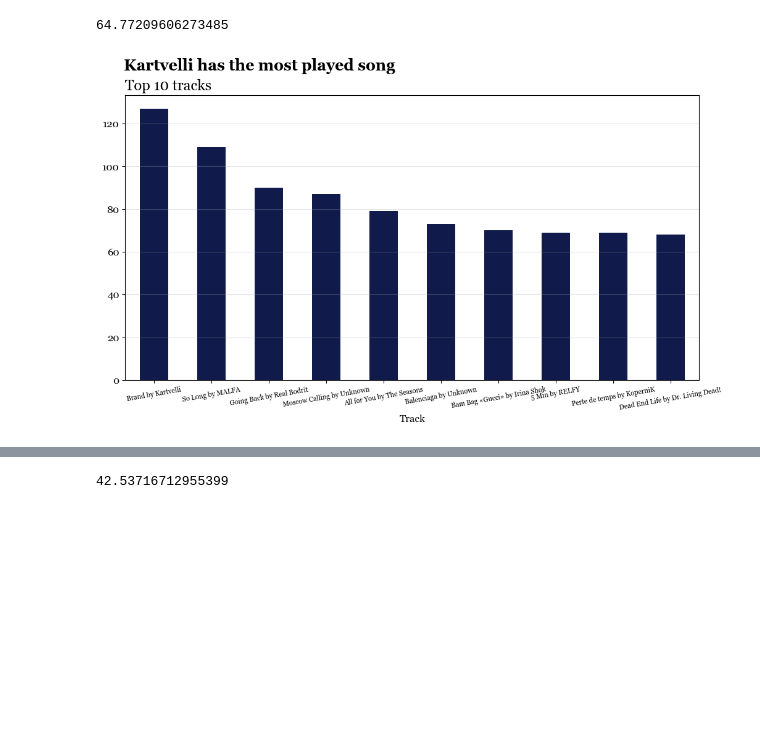
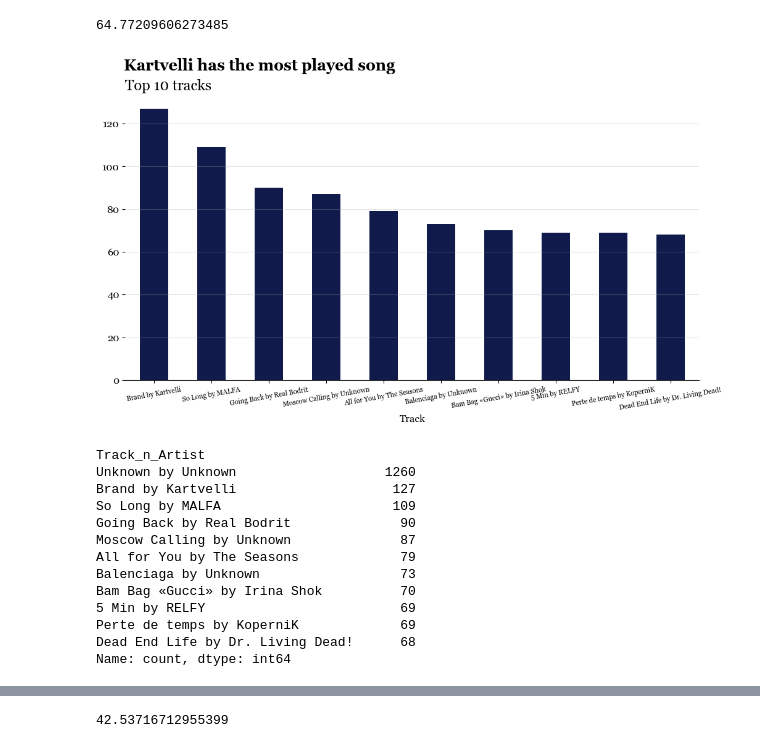
Before and after one commit to juanramosdataexpert/SonidosUrbanos, a Jupyter notebook: Notebooks/EDA.ipynb, the cells around one changed output, grey strips where cells are left out. Cells and saved outputs as stored; diff of their text form; code cells hidden in the pictures; blank space fills up the shorter version.

```diff
--- a/Notebooks/EDA.ipynb
+++ b/Notebooks/EDA.ipynb
@@ -92,23 +85,36 @@ df['Track'].nunique() / df.shape[0] * 100
 # %%
 # Most listened tracks
 df['Track_n_Artist'] = df['Track'] + ' by ' + df['Artist']
 fig, ax = plt.subplots(figsize=[12, 6])
 df['Track_n_Artist'].value_counts().iloc[1:11] \
     .plot.bar(color=juan_colors[0], ax=ax)
 plt.suptitle('Kartvelli has the most played song',
              ha='left', x=0.123, size=18, weight='bold')
 plt.title('Top 10 tracks', loc='left', size=17)
 plt.xlabel('Track')
 plt.grid(True, color=juan_colors[2], axis='y',
          alpha=0.3)
 plt.xticks(rotation=10, size=8)
+ax.spines[['top', 'right', 'left']].set_visible(False)
 plt.show()
 
 # Show the count in a table
 df['Track_n_Artist'].value_counts().iloc[0:11]
-df.drop(columns=['Track_n_Artist'], inplace=True)
 # %% [output]
-[figure, old version]
+[figure, new version]
+Track_n_Artist
+Unknown by Unknown                   1260
+Brand by Kartvelli                    127
+So Long by MALFA                      109
+Going Back by Real Bodrit              90
+Moscow Calling by Unknown              87
+All for You by The Seasons             79
+Balenciaga by Unknown                  73
+Bam Bag «Gucci» by Irina Shok          70
+5 Min by RELFY                         69
+Perte de temps by KoperniK             69
+Dead End Life by Dr. Living Dead!      68
+Name: count, dtype: int64
 # %%
 fig, ax = plt.subplots(figsize=[12, 6])
 df['Artist'].value_counts().iloc[1:11] \
```
Also changed, not shown: parts of 23 cells of this notebook, 2 other files.
